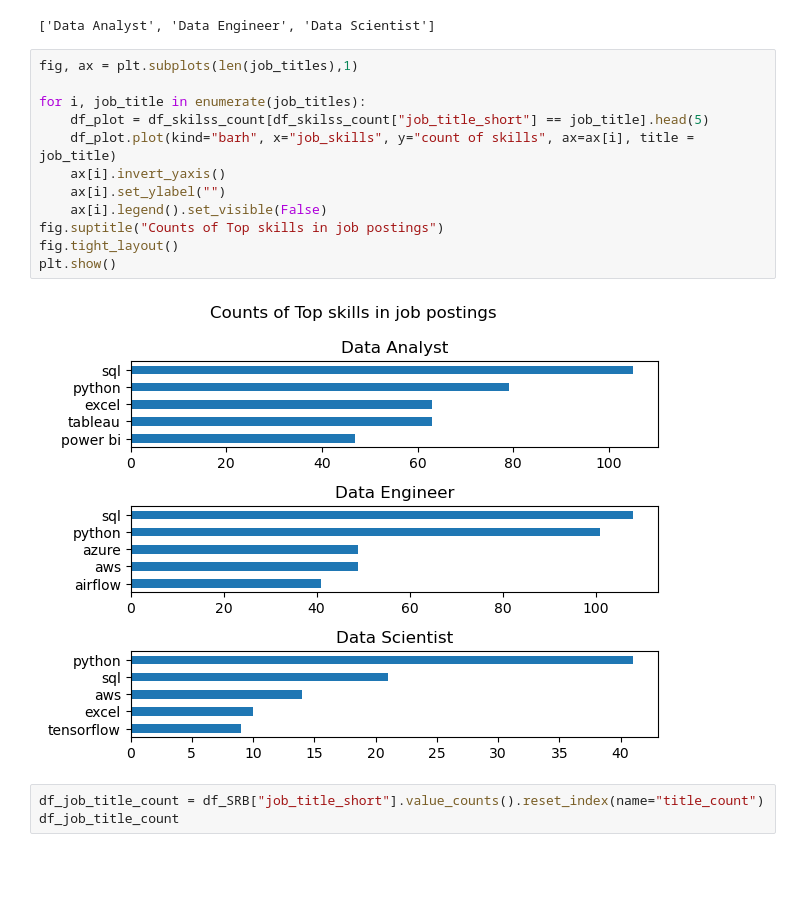
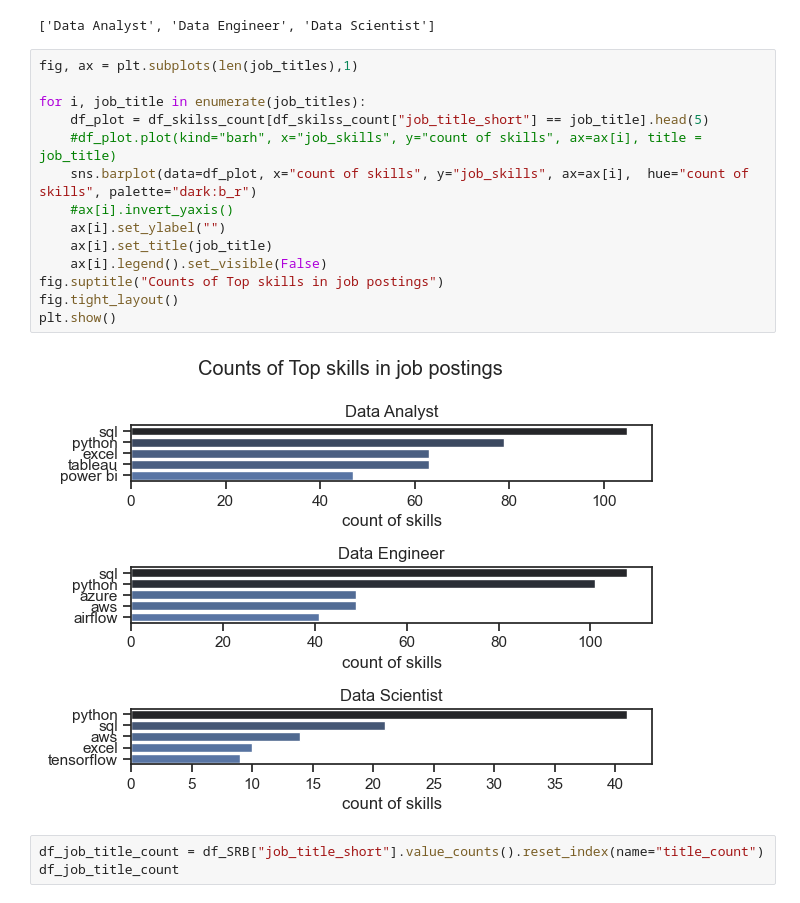
Before and after one commit to savicnikola9999-creator/Python_NS, a Jupyter notebook: Project/2_skill_demand.ipynb, the cells around one changed output. Saved outputs shown, nothing was run; the diff lists cells and outputs as text; blank space fills up the shorter version.

```diff
--- a/Project/2_skill_demand.ipynb
+++ b/Project/2_skill_demand.ipynb
@@ -53,17 +53,19 @@ job_titles
 # %%
 fig, ax = plt.subplots(len(job_titles),1)
 
 for i, job_title in enumerate(job_titles):
     df_plot = df_skilss_count[df_skilss_count["job_title_short"] == job_title].head(5)
-    df_plot.plot(kind="barh", x="job_skills", y="count of skills", ax=ax[i], title = job_title)
-    ax[i].invert_yaxis()
+    #df_plot.plot(kind="barh", x="job_skills", y="count of skills", ax=ax[i], title = job_title)
+    sns.barplot(data=df_plot, x="count of skills", y="job_skills", ax=ax[i],  hue="count of skills", palette="dark:b_r")
+    #ax[i].invert_yaxis()
     ax[i].set_ylabel("")
+    ax[i].set_title(job_title)
     ax[i].legend().set_visible(False)
 fig.suptitle("Counts of Top skills in job postings")
 fig.tight_layout()
 plt.show()
 # %% [output]
-[figure, old version]
+[figure, new version]
 # %%
 df_job_title_count = df_SRB["job_title_short"].value_counts().reset_index(name="title_count")
 df_job_title_count
```
Also changed, not shown: parts of 2 cells of this notebook, 1 other file.
